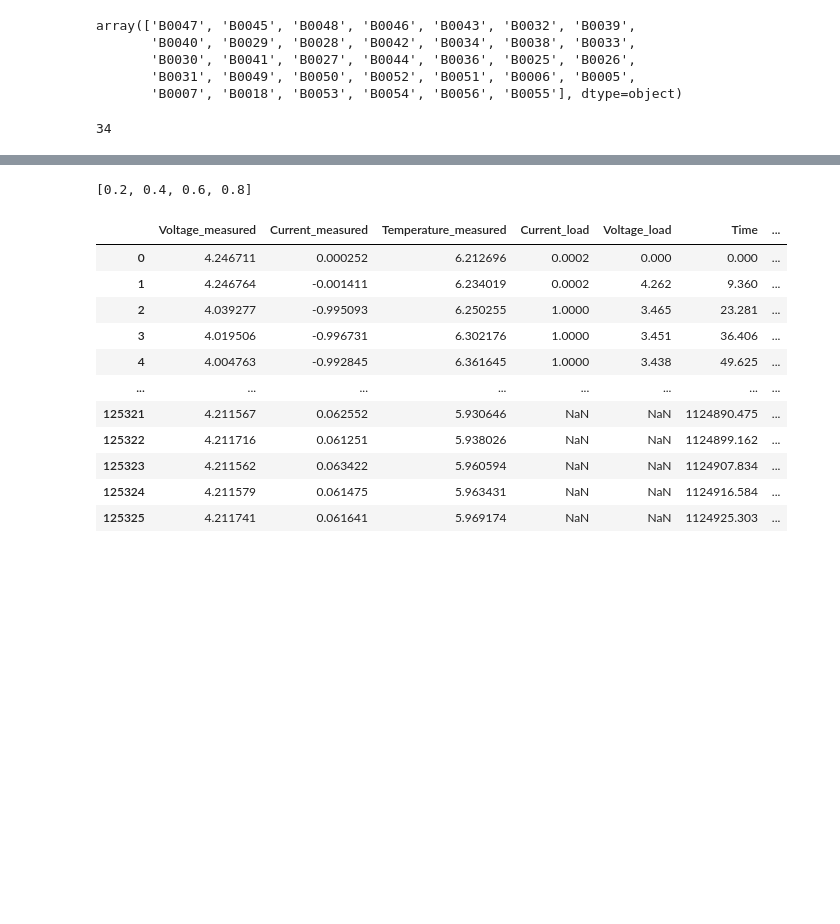
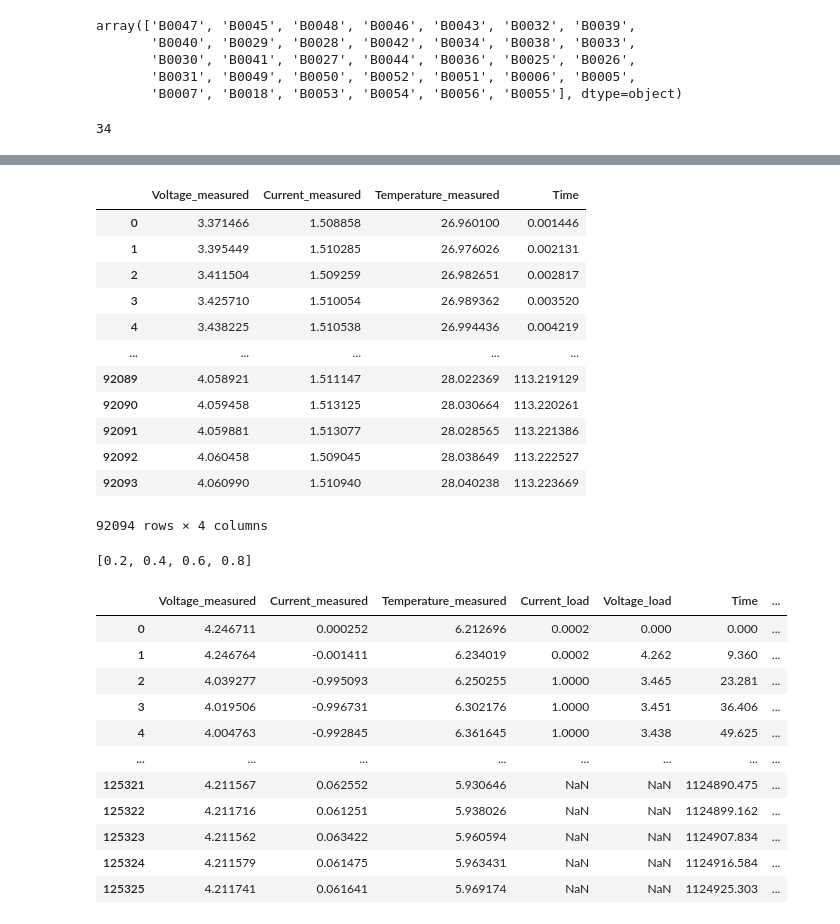
Before and after one commit to SilvianC/Almighty, a Jupyter notebook: data/BMS 데이터 산출.ipynb, the cells around one changed output, grey strips where cells are left out. Cells and saved outputs as stored; diff of their text form; code cells hidden in the pictures; blank space fills up the shorter version.

```diff
--- a/data/BMS 데이터 산출.ipynb
+++ b/data/BMS 데이터 산출.ipynb
@@ -42,3 +46,20 @@ experiment_df
+# %%
+df = pd.read_csv("./vits/B0025.csv")
+df
+# %% [output]
+|  | Voltage_measured | Current_measured | Temperature_measured | Time |
+| 0 | 3.371466 | 1.508858 | 26.960100 | 0.001446 |
+| 1 | 3.395449 | 1.510285 | 26.976026 | 0.002131 |
+| 2 | 3.411504 | 1.509259 | 26.982651 | 0.002817 |
+| 3 | 3.425710 | 1.510054 | 26.989362 | 0.003520 |
+| 4 | 3.438225 | 1.510538 | 26.994436 | 0.004219 |
+| ... | ... | ... | ... | ... |
+| 92089 | 4.058921 | 1.511147 | 28.022369 | 113.219129 |
+| 92090 | 4.059458 | 1.513125 | 28.030664 | 113.220261 |
+| 92091 | 4.059881 | 1.513077 | 28.028565 | 113.221386 |
+| 92092 | 4.060458 | 1.509045 | 28.038649 | 113.222527 |
+| 92093 | 4.060990 | 1.510940 | 28.040238 | 113.223669 |
+92094 rows × 4 columns
 # %%
 # 쿨롱 계수 계산
 def coulomb_integral(time, current, method='trapz'):
```
Also changed, not shown: parts of 6 cells of this notebook, 7 other files.
